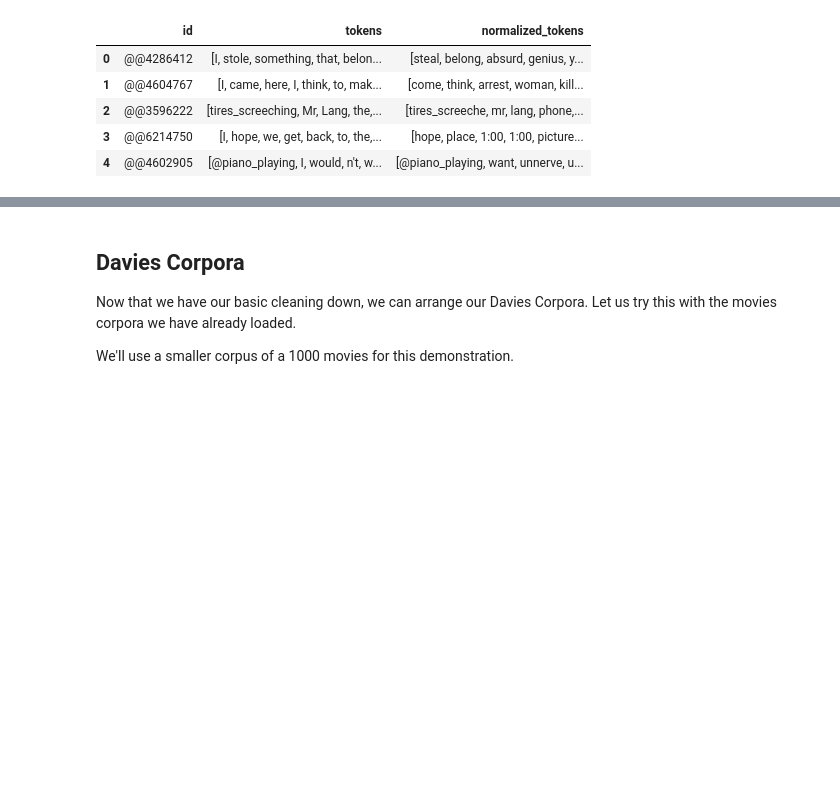
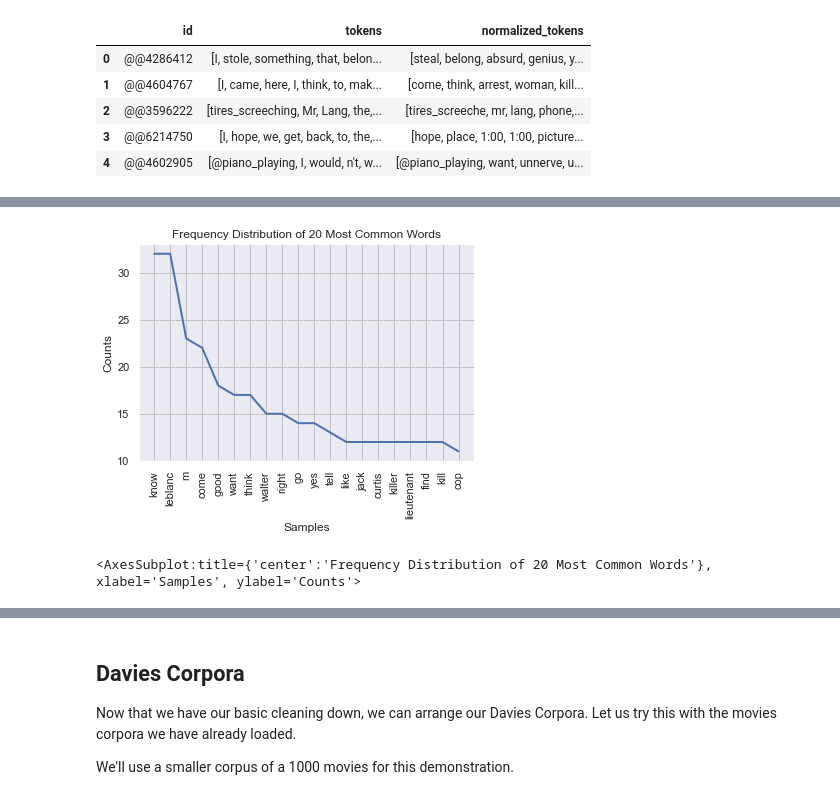
Before and after one commit to ZacharyHinds/HomeworkNotebooks, a Jupyter notebook: week-2/2-Computational-Linguistics.ipynb, the cells around one changed output, grey strips where cells are left out. Drawn from its saved outputs; the diff is of its cells as text; code cells hidden in the pictures; blank space fills up the shorter version.

```diff
--- a/week-2/2-Computational-Linguistics.ipynb
+++ b/week-2/2-Computational-Linguistics.ipynb
@@ -832,3 +852,10 @@ sampled_df
+# %%
+plt.figure()
+plt.title('Frequency Distribution of 20 Most Common Words')
+fdist.plot(20)
+# %% [output]
+[figure, added]
+<AxesSubplot:title={'center':'Frequency Distribution of 20 Most Common Words'}, xlabel='Samples', ylabel='Counts'>
 # %%
 tv_1_dist = nltk.ConditionalFreqDist(((len(w), w) for w in sampled_df['normalized_tokens'].sum()))
 # %%
```
Also changed, not shown: parts of 63 cells of this notebook.
